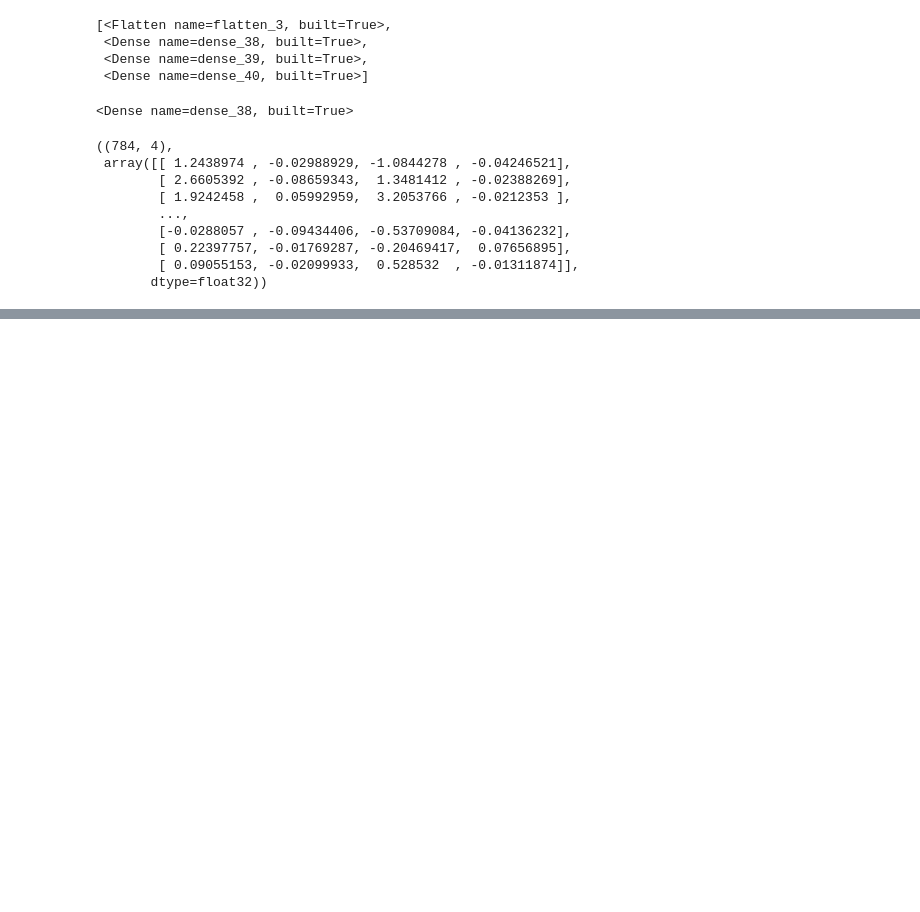
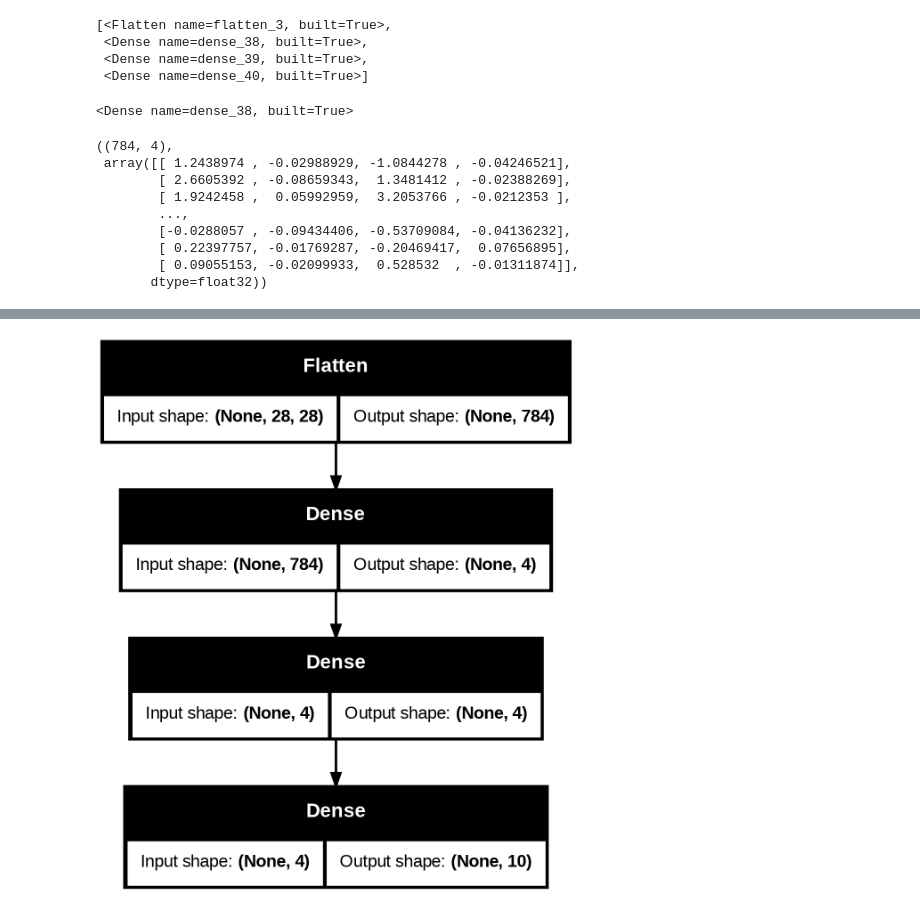
Before and after one commit to CprALin/JupyterNotebooks, a Jupyter notebook: 02_tensorflow_classification_food.ipynb, the cells around one changed output, grey strips where cells are left out. Saved outputs shown, nothing was run; the diff lists cells and outputs as text; code cells hidden in the pictures; blank space fills up the shorter version.

```diff
--- a/02_tensorflow_classification_food.ipynb
+++ b/02_tensorflow_classification_food.ipynb
@@ -1560,0 +1595,7 @@ weights.shape , weights
+# %%
+from tensorflow.keras.utils import plot_model
+
+# See the inputs and outputs of each layer
+plot_model(model_18 , show_shapes=True)
+# %% [output]
+[figure, added]
```
Also changed, not shown: parts of 4 cells of this notebook.
